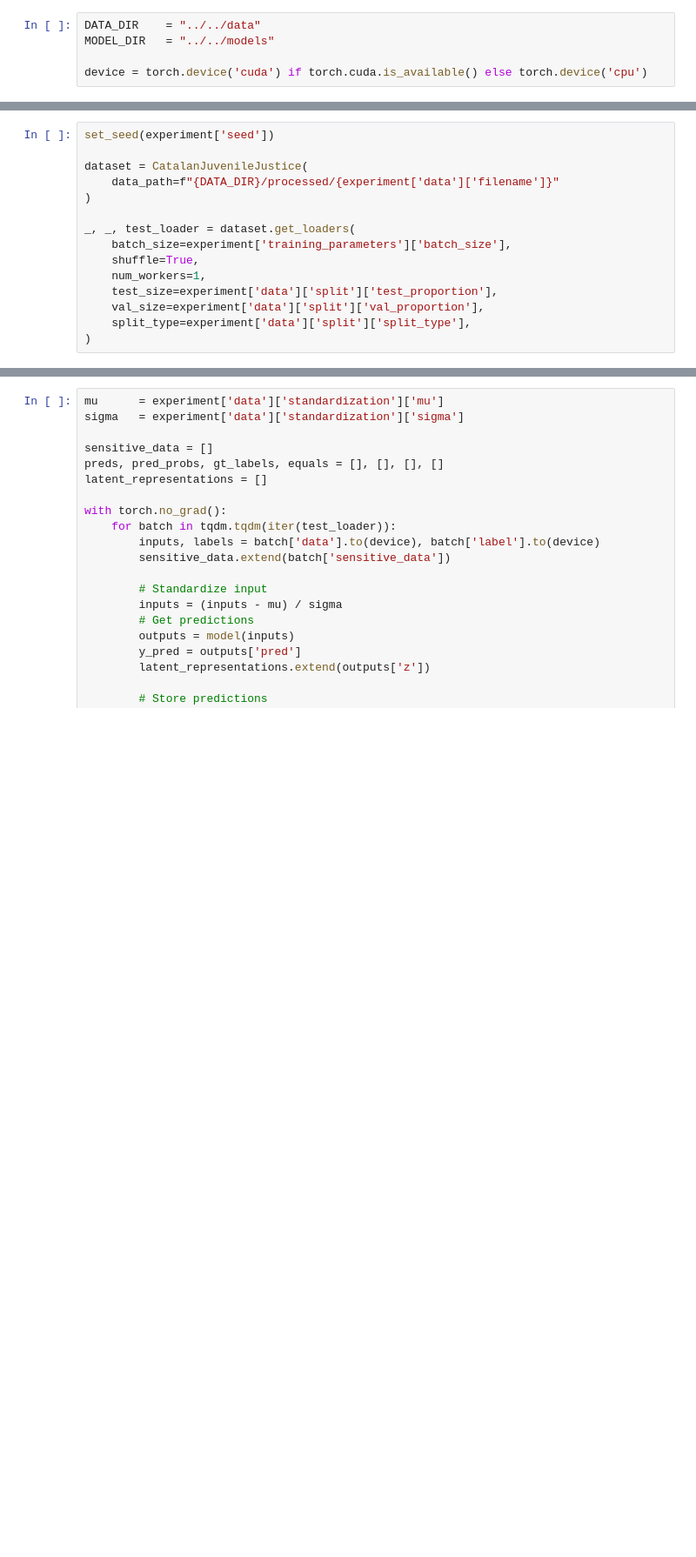
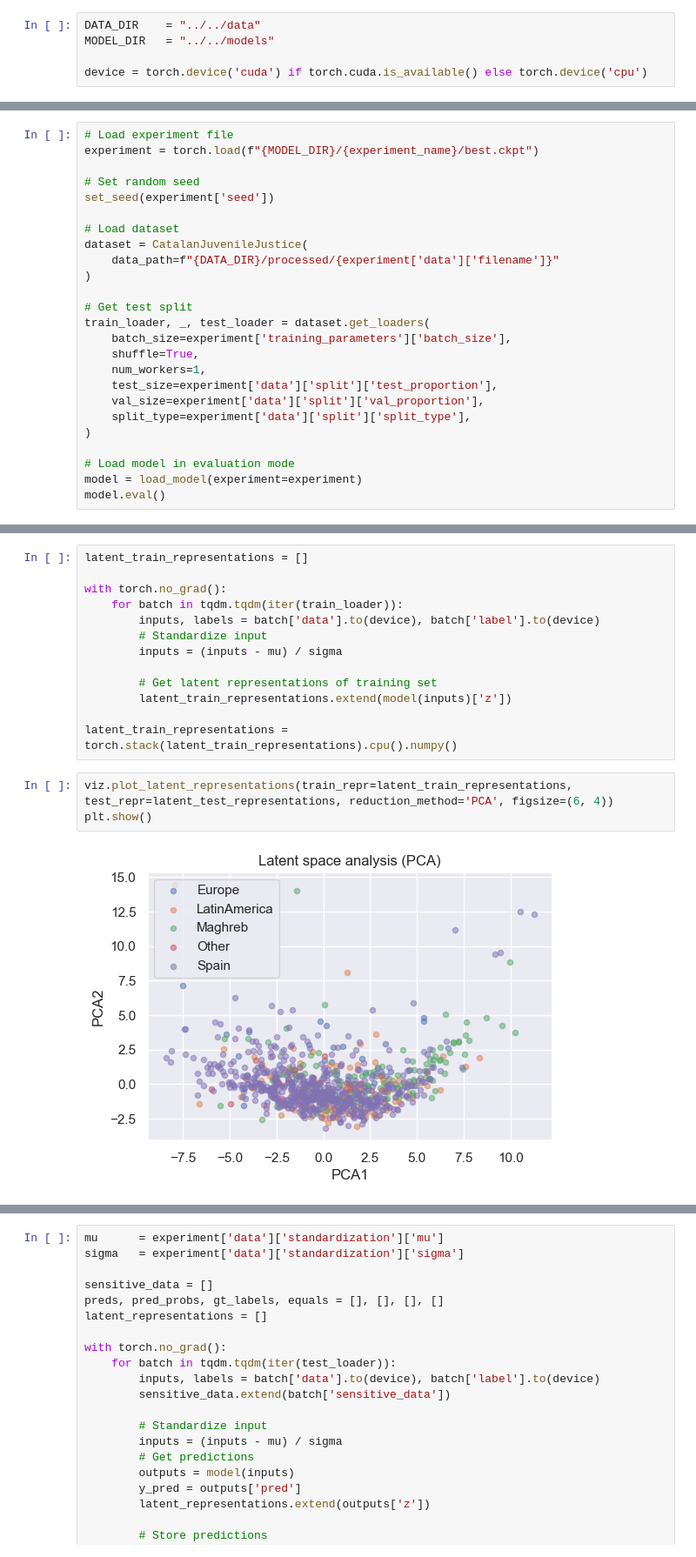
Before and after one commit to blclo/AlgorithmicFairness, a Jupyter notebook: src/evaluation/fairness_analysis.ipynb, the cells around one changed output, grey strips where cells are left out. Shown at 87% size. Saved outputs shown, nothing was run; the diff lists cells and outputs as text; blank space fills up the shorter version.

```diff
--- a/src/evaluation/fairness_analysis.ipynb
+++ b/src/evaluation/fairness_analysis.ipynb
@@ -84,11 +37,17 @@ dict_keys(['experiment_name', 'seed', 'model', 'input_parameters', 'training_par
 # %%
+# Load experiment file
+experiment = torch.load(f"{MODEL_DIR}/{experiment_name}/best.ckpt")
+
+# Set random seed
 set_seed(experiment['seed'])
 
+# Load dataset
 dataset = CatalanJuvenileJustice(
     data_path=f"{DATA_DIR}/processed/{experiment['data']['filename']}"
 )
 
-_, _, test_loader = dataset.get_loaders(
+# Get test split
+train_loader, _, test_loader = dataset.get_loaders(
     batch_size=experiment['training_parameters']['batch_size'],
     shuffle=True,
     num_workers=1,
@@ -96,3 +55,7 @@ _, _, test_loader = dataset.get_loaders(
     val_size=experiment['data']['split']['val_proportion'],
     split_type=experiment['data']['split']['split_type'],
 )
+
+# Load model in evaluation mode
+model = load_model(experiment=experiment)
+model.eval()
@@ -119,0 +176,18 @@ AutoEncoder(
+# %%
+latent_train_representations = []
+
+with torch.no_grad():
+    for batch in tqdm.tqdm(iter(train_loader)):
+        inputs, labels = batch['data'].to(device), batch['label'].to(device)
+        # Standardize input
+        inputs = (inputs - mu) / sigma
+
+        # Get latent representations of training set
+        latent_train_representations.extend(model(inputs)['z'])
+
+latent_train_representations = torch.stack(latent_train_representations).cpu().numpy()
+# %%
+viz.plot_latent_representations(train_repr=latent_train_representations, test_repr=latent_test_representations, reduction_method='PCA', figsize=(6, 4))
+plt.show()
+# %% [output]
+[figure, added]
```
Also changed, not shown: parts of 64 cells of this notebook, 4 other files.
